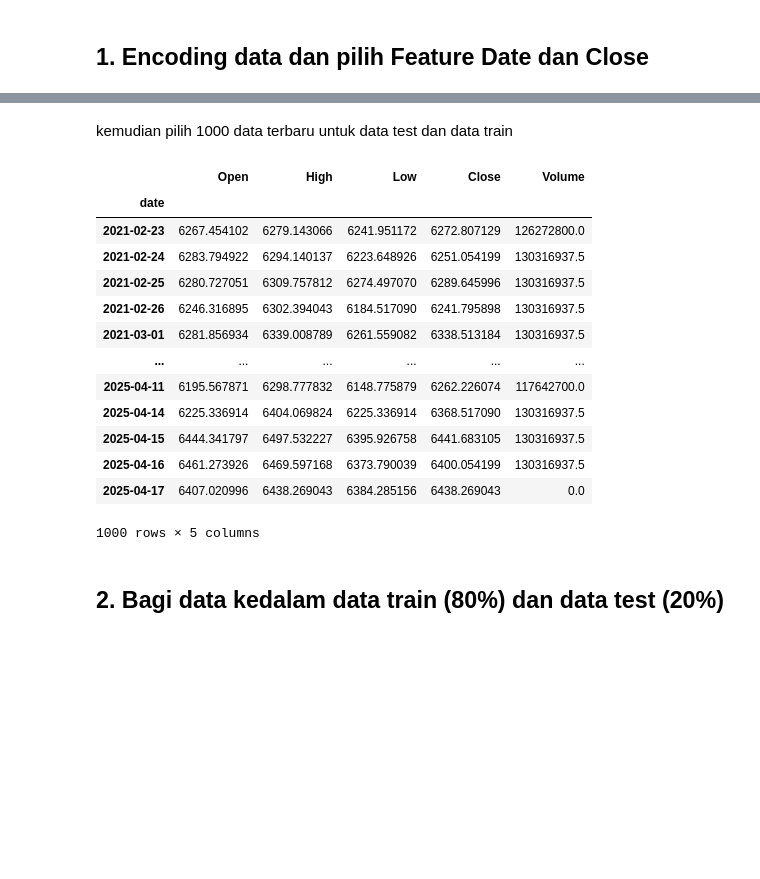
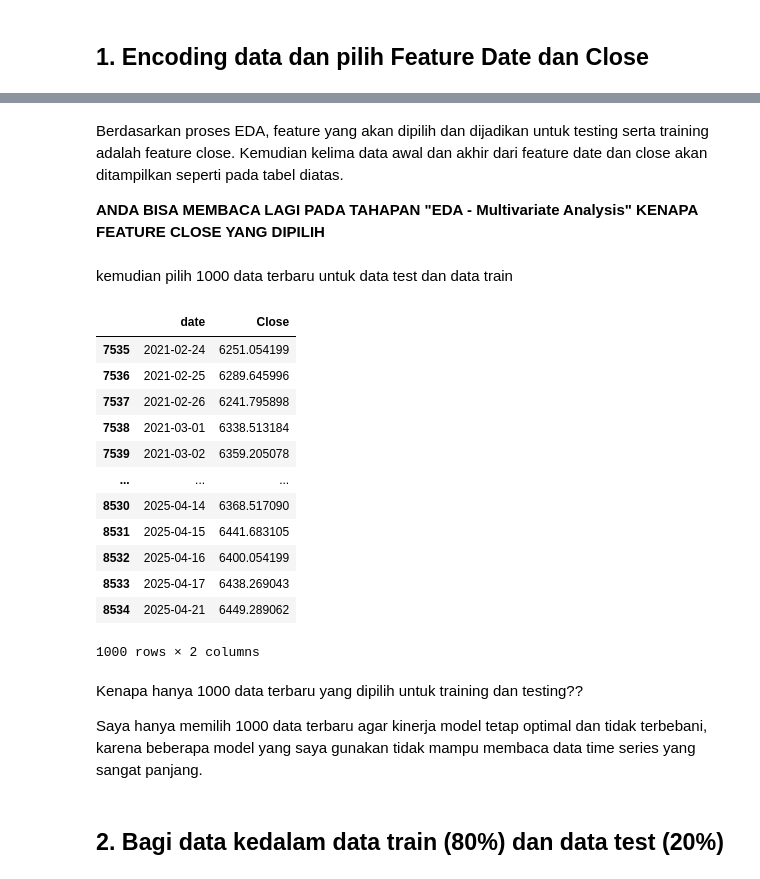
Before and after one commit to curzedb/pricepredict_ihsg_dicoding_jafarrahadian, a Jupyter notebook: IHSGPricePrediction_Dicoding_Jafarrahadian.ipynb, the cells around one changed output, grey strips where cells are left out. Saved outputs shown, nothing was run; the diff lists cells and outputs as text; code cells hidden in the pictures; blank space fills up the shorter version.

```diff
--- a/IHSGPricePrediction_Dicoding_Jafarrahadian.ipynb
+++ b/IHSGPricePrediction_Dicoding_Jafarrahadian.ipynb
@@ -546,23 +628,30 @@ selected_data
+# %% [markdown]
+Berdasarkan proses EDA, feature yang akan dipilih dan dijadikan untuk testing serta training adalah feature close. Kemudian kelima data awal dan akhir dari feature date dan close akan ditampilkan seperti pada tabel diatas.
+
+**ANDA BISA MEMBACA LAGI PADA TAHAPAN "EDA - Multivariate Analysis" KENAPA FEATURE CLOSE YANG DIPILIH**
 # %% [markdown]
 kemudian pilih 1000 data terbaru untuk data test dan data train
 # %%
-maindf_cleaned_split = maindf_cleaned[-1000:]
+maindf_cleaned_split = selected_data[-1000:]
 maindf_cleaned_split
 # %% [output]
-|  | Open | High | Low | Close | Volume |
-| date |  |  |  |  |  |
-| 2021-02-23 | 6267.454102 | 6279.143066 | 6241.951172 | 6272.807129 | 126272800.0 |
-| 2021-02-24 | 6283.794922 | 6294.140137 | 6223.648926 | 6251.054199 | 130316937.5 |
-| 2021-02-25 | 6280.727051 | 6309.757812 | 6274.497070 | 6289.645996 | 130316937.5 |
-| 2021-02-26 | 6246.316895 | 6302.394043 | 6184.517090 | 6241.795898 | 130316937.5 |
-| 2021-03-01 | 6281.856934 | 6339.008789 | 6261.559082 | 6338.513184 | 130316937.5 |
-| ... | ... | ... | ... | ... | ... |
-| 2025-04-11 | 6195.567871 | 6298.777832 | 6148.775879 | 6262.226074 | 117642700.0 |
-| 2025-04-14 | 6225.336914 | 6404.069824 | 6225.336914 | 6368.517090 | 130316937.5 |
-| 2025-04-15 | 6444.341797 | 6497.532227 | 6395.926758 | 6441.683105 | 130316937.5 |
-| 2025-04-16 | 6461.273926 | 6469.597168 | 6373.790039 | 6400.054199 | 130316937.5 |
-| 2025-04-17 | 6407.020996 | 6438.269043 | 6384.285156 | 6438.269043 | 0.0 |
+|  | date | Close |
+| 7535 | 2021-02-24 | 6251.054199 |
+| 7536 | 2021-02-25 | 6289.645996 |
+| 7537 | 2021-02-26 | 6241.795898 |
+| 7538 | 2021-03-01 | 6338.513184 |
+| 7539 | 2021-03-02 | 6359.205078 |
+| ... | ... | ... |
+| 8530 | 2025-04-14 | 6368.517090 |
+| 8531 | 2025-04-15 | 6441.683105 |
+| 8532 | 2025-04-16 | 6400.054199 |
+| 8533 | 2025-04-17 | 6438.269043 |
+| 8534 | 2025-04-21 | 6449.289062 |
-1000 rows × 5 columns
+1000 rows × 2 columns
+# %% [markdown]
+Kenapa hanya 1000 data terbaru yang dipilih untuk training dan testing??
+
+Saya hanya memilih 1000 data terbaru agar kinerja model tetap optimal dan tidak terbebani, karena beberapa model yang saya gunakan tidak mampu membaca data time series yang sangat panjang.
 # %% [markdown]
 ## 2. Bagi data kedalam data train (80%) dan data test (20%)
 # %%
```
Also changed, not shown: parts of 77 cells of this notebook, 4 other files.
